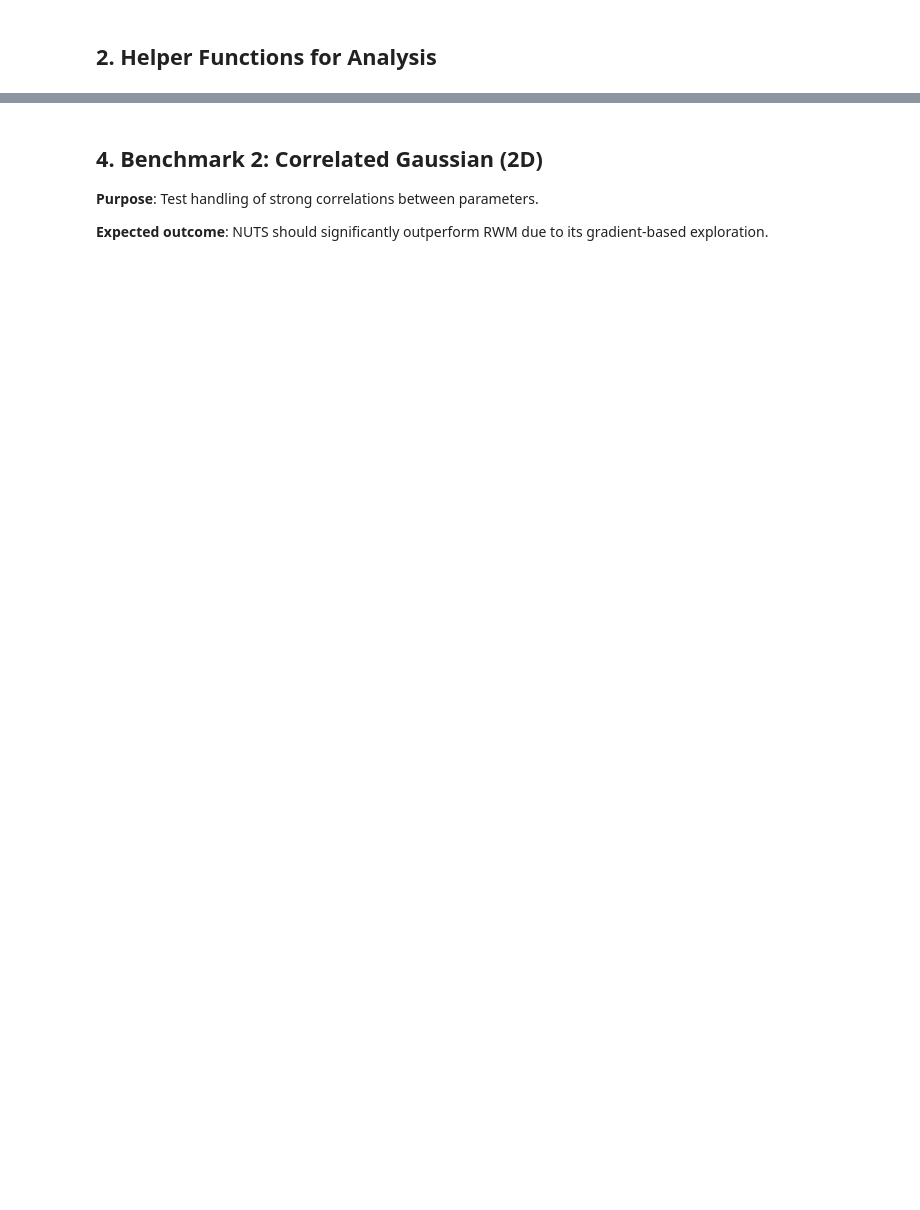
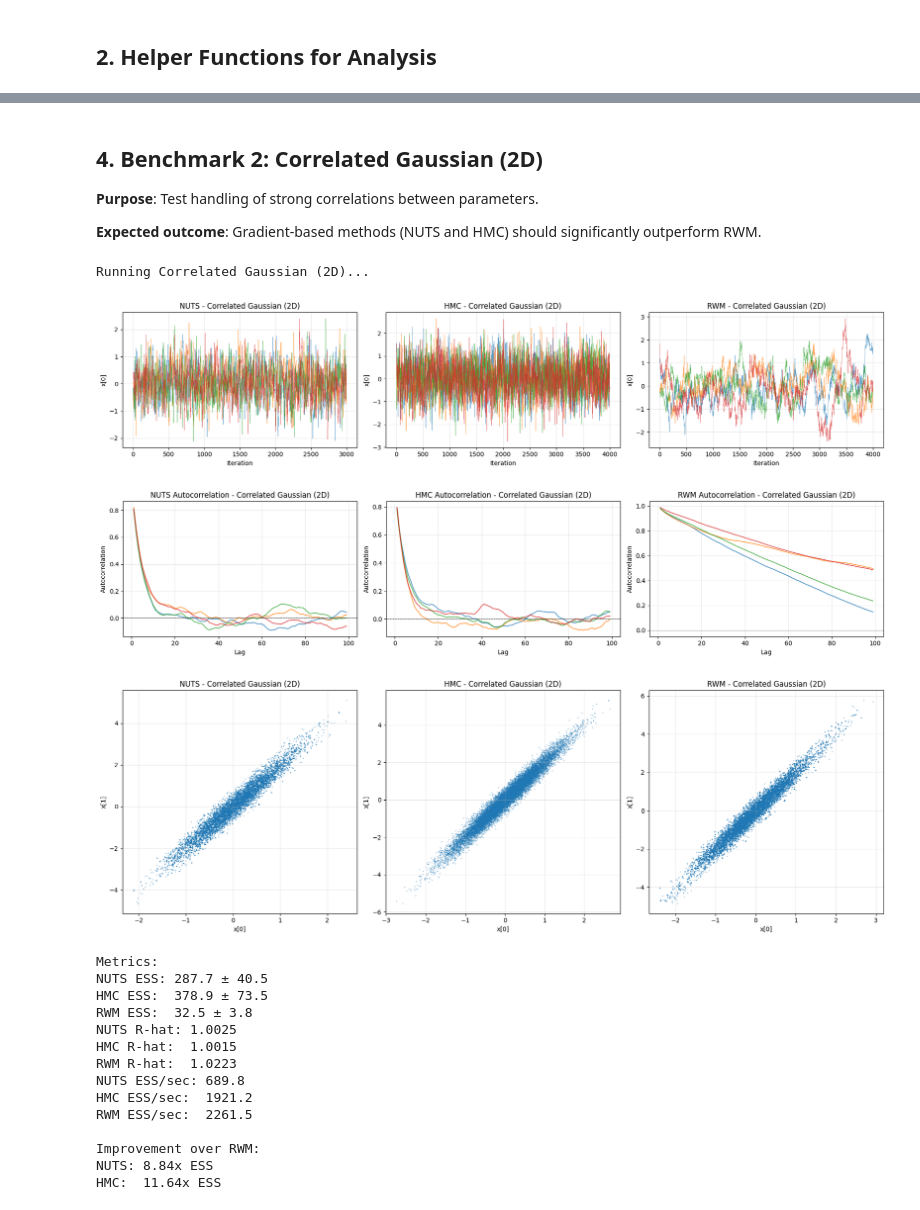
Before and after one commit to LenaSchill3008/NUTS_Implementation, a Jupyter notebook: analysis.ipynb, the cells around one changed output, grey strips where cells are left out. Drawn from its saved outputs; the diff is of its cells as text; code cells hidden in the pictures; blank space fills up the shorter version.

```diff
--- a/analysis.ipynb
+++ b/analysis.ipynb
@@ -219,25 +294,49 @@ print(f"RWM ESS/sec:  {np.mean(metrics_1['rwm_ess_per_sec']):.1f}")
 
 **Purpose**: Test handling of strong correlations between parameters.
 
-**Expected outcome**: NUTS should significantly outperform RWM due to its gradient-based exploration.
+**Expected outcome**: Gradient-based methods (NUTS and HMC) should significantly outperform RWM.
 # %%
 print("Running Correlated Gaussian (2D)...")
 model_2 = CorrelatedGaussian()
 results_2 = run_sampler_comparison(model_2, dim=2, n_samples=3000, n_adapt=1000)
 metrics_2 = compute_metrics(results_2, dim=2)
 
-plot_traces(results_2['nuts_samples'], results_2['rwm_samples'], 'Correlated Gaussian (2D)', dim_idx=0)
-plot_autocorrelation(results_2['nuts_samples'], results_2['rwm_samples'], 'Correlated Gaussian (2D)', dim_idx=0)
-plot_2d_samples(results_2['nuts_samples'], results_2['rwm_samples'], 'Correlated Gaussian (2D)')
+plot_traces(results_2['nuts_samples'], results_2['hmc_samples'], results_2['rwm_samples'], 'Correlated Gaussian (2D)', dim_idx=0)
+plot_autocorrelation(results_2['nuts_samples'], results_2['hmc_samples'], results_2['rwm_samples'], 'Correlated Gaussian (2D)', dim_idx=0)
+plot_2d_samples(results_2['nuts_samples'], results_2['hmc_samples'], results_2['rwm_samples'], 'Correlated Gaussian (2D)')
 
 print(f"\nMetrics:")
 print(f"NUTS ESS: {np.mean(metrics_2['nuts_ess']):.1f} ± {np.std(metrics_2['nuts_ess']):.1f}")
+print(f"HMC ESS:  {np.mean(metrics_2['hmc_ess']):.1f} ± {np.std(metrics_2['hmc_ess']):.1f}")
 print(f"RWM ESS:  {np.mean(metrics_2['rwm_ess']):.1f} ± {np.std(metrics_2['rwm_ess']):.1f}")
 print(f"NUTS R-hat: {metrics_2['nuts_rhat']:.4f}")
+print(f"HMC R-hat:  {metrics_2['hmc_rhat']:.4f}")
 print(f"RWM R-hat:  {metrics_2['rwm_rhat']:.4f}")
 print(f"NUTS ESS/sec: {np.mean(metrics_2['nuts_ess_per_sec']):.1f}")
+print(f"HMC ESS/sec:  {np.mean(metrics_2['hmc_ess_per_sec']):.1f}")
 print(f"RWM ESS/sec:  {np.mean(metrics_2['rwm_ess_per_sec']):.1f}")
-print(f"\nImprovement: {np.mean(metrics_2['nuts_ess']) / np.mean(metrics_2['rwm_ess']):.2f}x ESS")
+print(f"\nImprovement over RWM:")
+print(f"NUTS: {np.mean(metrics_2['nuts_ess']) / np.mean(metrics_2['rwm_ess']):.2f}x ESS")
+print(f"HMC:  {np.mean(metrics_2['hmc_ess']) / np.mean(metrics_2['rwm_ess']):.2f}x ESS")
+# %% [output]
+Running Correlated Gaussian (2D)...
+[figure, added]
+[figure, added]
+[figure, added]
+Metrics:
+NUTS ESS: 287.7 ± 40.5
+HMC ESS:  378.9 ± 73.5
+RWM ESS:  32.5 ± 3.8
+NUTS R-hat: 1.0025
+HMC R-hat:  1.0015
+RWM R-hat:  1.0223
+NUTS ESS/sec: 689.8
+HMC ESS/sec:  1921.2
+RWM ESS/sec:  2261.5
+
+Improvement over RWM:
+NUTS: 8.84x ESS
+HMC:  11.64x ESS
 # %% [markdown]
 ## 5. Benchmark 3: Banana Distribution (2D)
 
```
Also changed, not shown: parts of 20 cells of this notebook, 1 other file.
